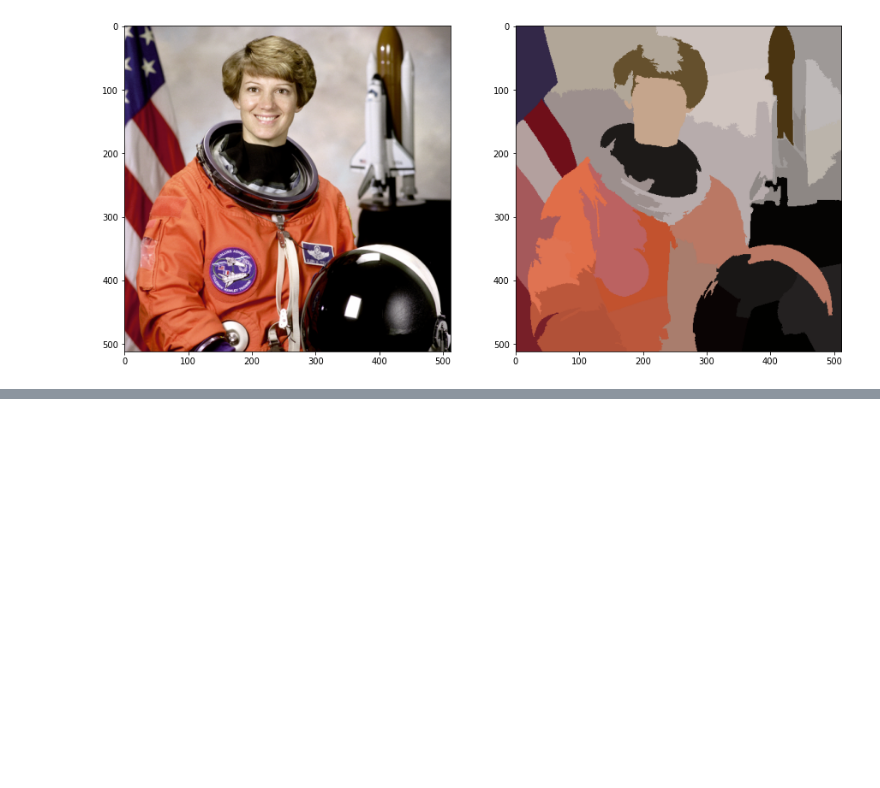
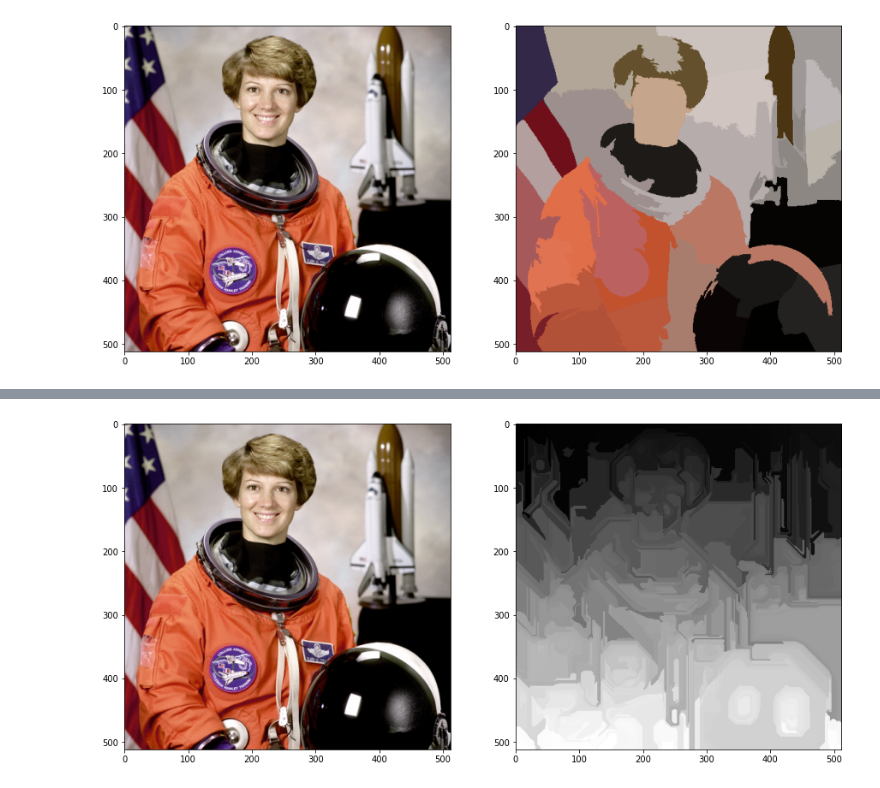
Before and after one commit to felypemaciel/atlantico-bootcamp, a Jupyter notebook: trailhead/visao_computacional/scikit/01_scikit_image.ipynb, the cells around one changed output, grey strips where cells are left out. Saved outputs shown, nothing was run; the diff lists cells and outputs as text; code cells hidden in the pictures; blank space fills up the shorter version.

```diff
--- a/trailhead/visao_computacional/scikit/01_scikit_image.ipynb
+++ b/trailhead/visao_computacional/scikit/01_scikit_image.ipynb
@@ -197,0 +215,7 @@ plt.show()
+# %%
+plt.figure(figsize=(15,15))
+plt.subplot(121), plt.imshow(astronaut)
+plt.subplot(122), plt.imshow(astronaut_segments, cmap='gray')
+plt.show()
+# %% [output]
+[figure, added]
```
Also changed, not shown: parts of 3 cells of this notebook.
